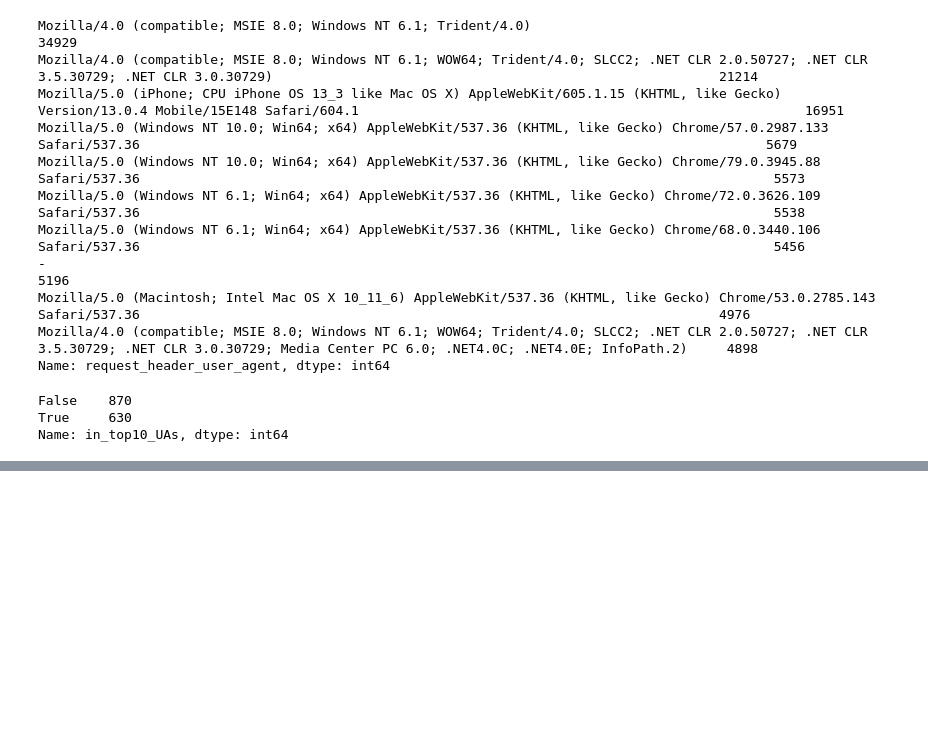
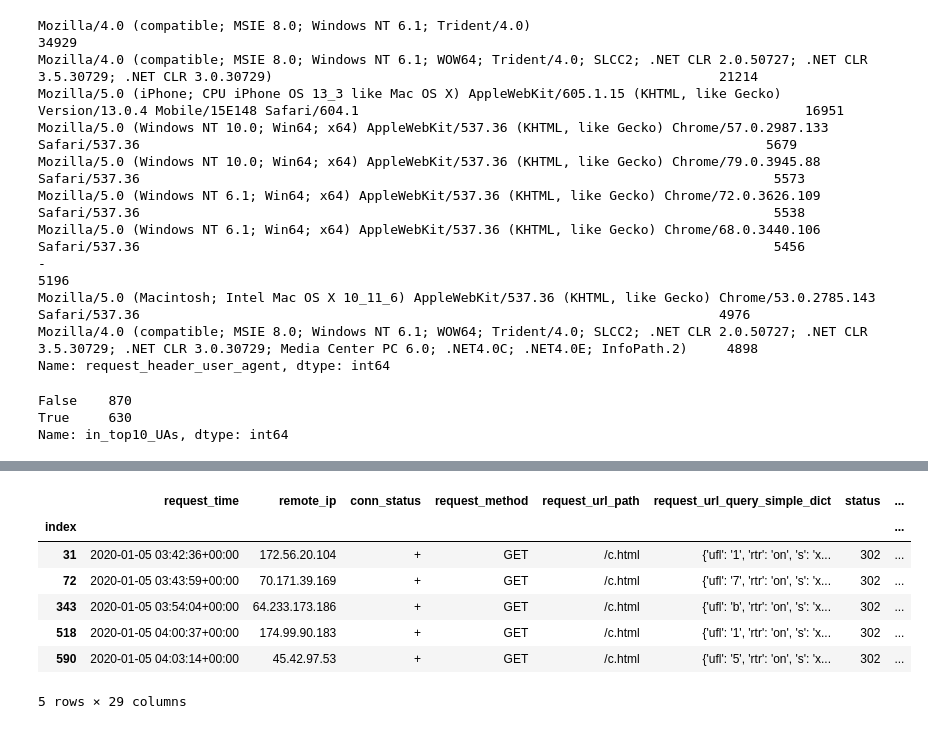
Before and after one commit to evan-burke/m3_sf_2020_training, a Jupyter notebook: Automated Click Detection.ipynb, the cells around one changed output, grey strips where cells are left out. Saved outputs shown, nothing was run; the diff lists cells and outputs as text; code cells hidden in the pictures; blank space fills up the shorter version.

```diff
--- a/Automated Click Detection.ipynb
+++ b/Automated Click Detection.ipynb
@@ -406,0 +439,11 @@ NameError: name 'counts_per_message' is not defined
+# %%
+cdf3.head()
+# %% [output]
+|  | request_time | remote_ip | conn_status | request_method | request_url_path | request_url_query_simple_dict | status | ... |
+| index |  |  |  |  |  |  |  | ... |
+| 31 | 2020-01-05 03:42:36+00:00 | 172.56.20.104 | + | GET | /c.html | {'ufl': '1', 'rtr': 'on', 's': 'x... | 302 | ... |
+| 72 | 2020-01-05 03:43:59+00:00 | 70.171.39.169 | + | GET | /c.html | {'ufl': '7', 'rtr': 'on', 's': 'x... | 302 | ... |
+| 343 | 2020-01-05 03:54:04+00:00 | 64.233.173.186 | + | GET | /c.html | {'ufl': 'b', 'rtr': 'on', 's': 'x... | 302 | ... |
+| 518 | 2020-01-05 04:00:37+00:00 | 174.99.90.183 | + | GET | /c.html | {'ufl': '1', 'rtr': 'on', 's': 'x... | 302 | ... |
+| 590 | 2020-01-05 04:03:14+00:00 | 45.42.97.53 | + | GET | /c.html | {'ufl': '5', 'rtr': 'on', 's': 'x... | 302 | ... |
+5 rows × 29 columns
```
Also changed, not shown: parts of 30 cells of this notebook.
